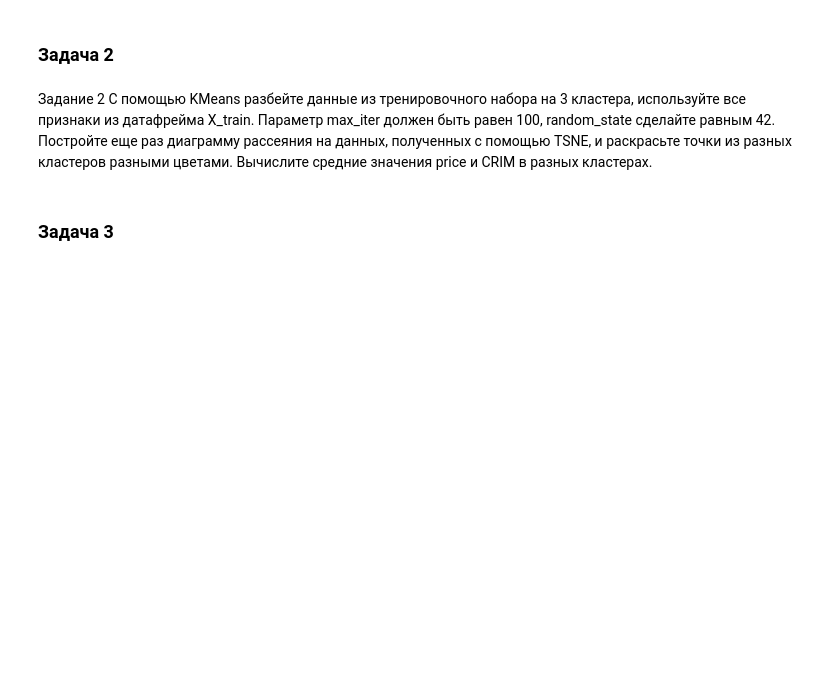
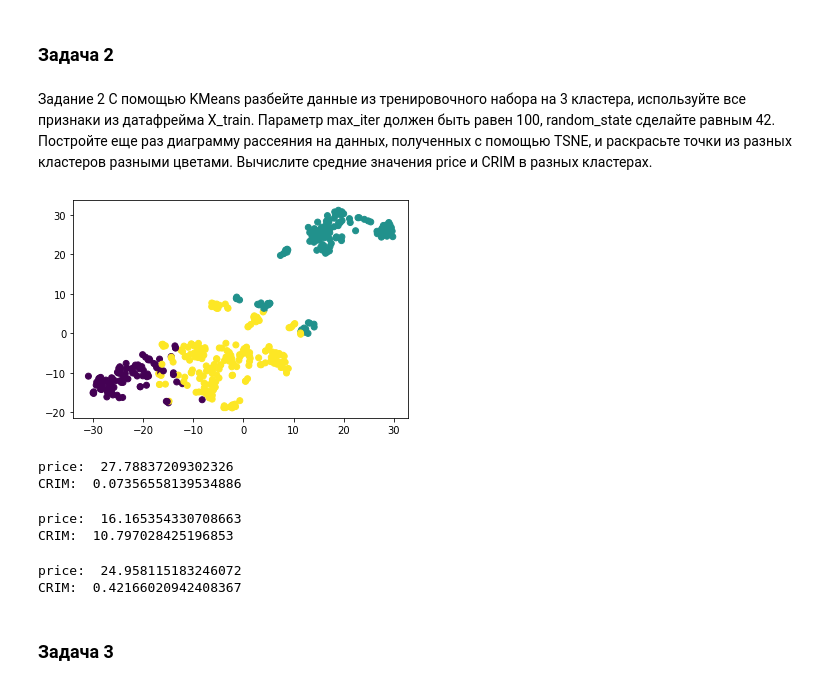
Before and after one commit to vit050587/Python-for-Data-Science, a Jupyter notebook: Python_Lib.ipynb, the cells around one changed output. Cells and saved outputs as stored; diff of their text form; code cells hidden in the pictures; blank space fills up the shorter version.

```diff
--- a/Python_Lib.ipynb
+++ b/Python_Lib.ipynb
@@ -1539,6 +1592,36 @@ X.describe()
 ### Задача 2
 # %% [markdown]
 Задание 2 С помощью KMeans разбейте данные из тренировочного набора на 3 кластера, используйте все признаки из датафрейма X_train. Параметр max_iter должен быть равен 100, random_state сделайте равным 42. Постройте еще раз диаграмму рассеяния на данных, полученных с помощью TSNE, и раскрасьте точки из разных кластеров разными цветами. Вычислите средние значения price и CRIM в разных кластерах.
+# %%
+from sklearn.cluster import KMeans
+kmeans = KMeans(n_clusters=3, max_iter=100, random_state=42)
+labels_train = kmeans.fit_predict(X_train_scaled)
+# %%
+plt.scatter(X_train_tsne[:, 0], X_train_tsne[:, 1], c=labels_train)
+plt.show()
+# %% [output]
+[figure, added]
+# %%
+# средние значения price и CRIM в 1-ом кластере тренировочного датафрейма.
+print('price: ', y_train[labels_train == 0].mean())
+print('CRIM: ', X_train.loc[labels_train == 0, 'CRIM'].mean())
+# %% [output]
+price:  27.78837209302326
+CRIM:  0.07356558139534886
+# %%
+# средние значения price и CRIM во 2-ом кластере тренировочного датафрейма.
+print('price: ', y_train[labels_train == 1].mean())
+print('CRIM: ', X_train.loc[labels_train == 1, 'CRIM'].mean())
+# %% [output]
+price:  16.165354330708663
+CRIM:  10.797028425196853
+# %%
+# средние значения price и CRIM в 3-ем кластере тренировочного датафрейма.
+print('price: ', y_train[labels_train == 2].mean())
+print('CRIM: ', X_train.loc[labels_train == 2, 'CRIM'].mean())
+# %% [output]
+price:  24.958115183246072
+CRIM:  0.42166020942408367
 # %% [markdown]
 ### Задача 3
 # %% [markdown]
```
Also changed, not shown: parts of 7 cells of this notebook.
